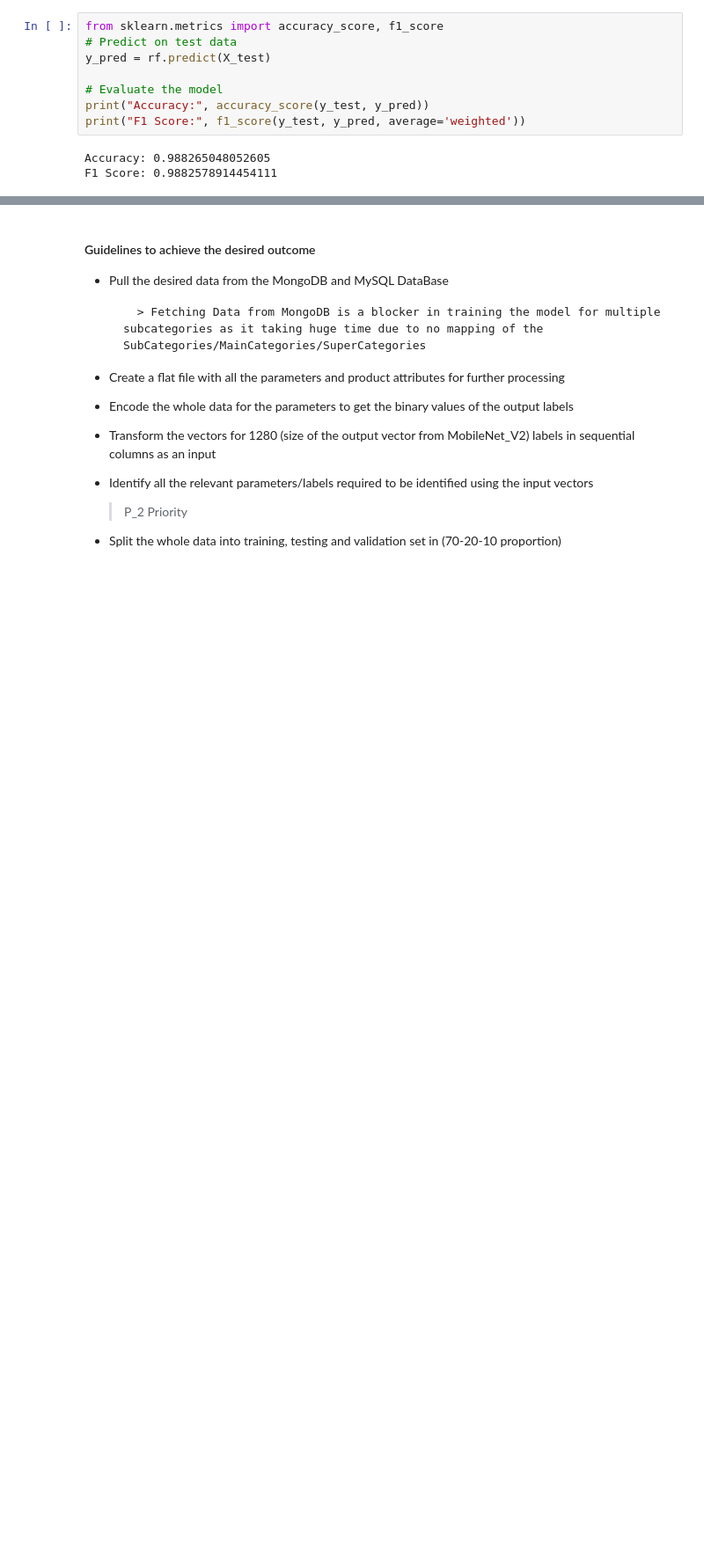
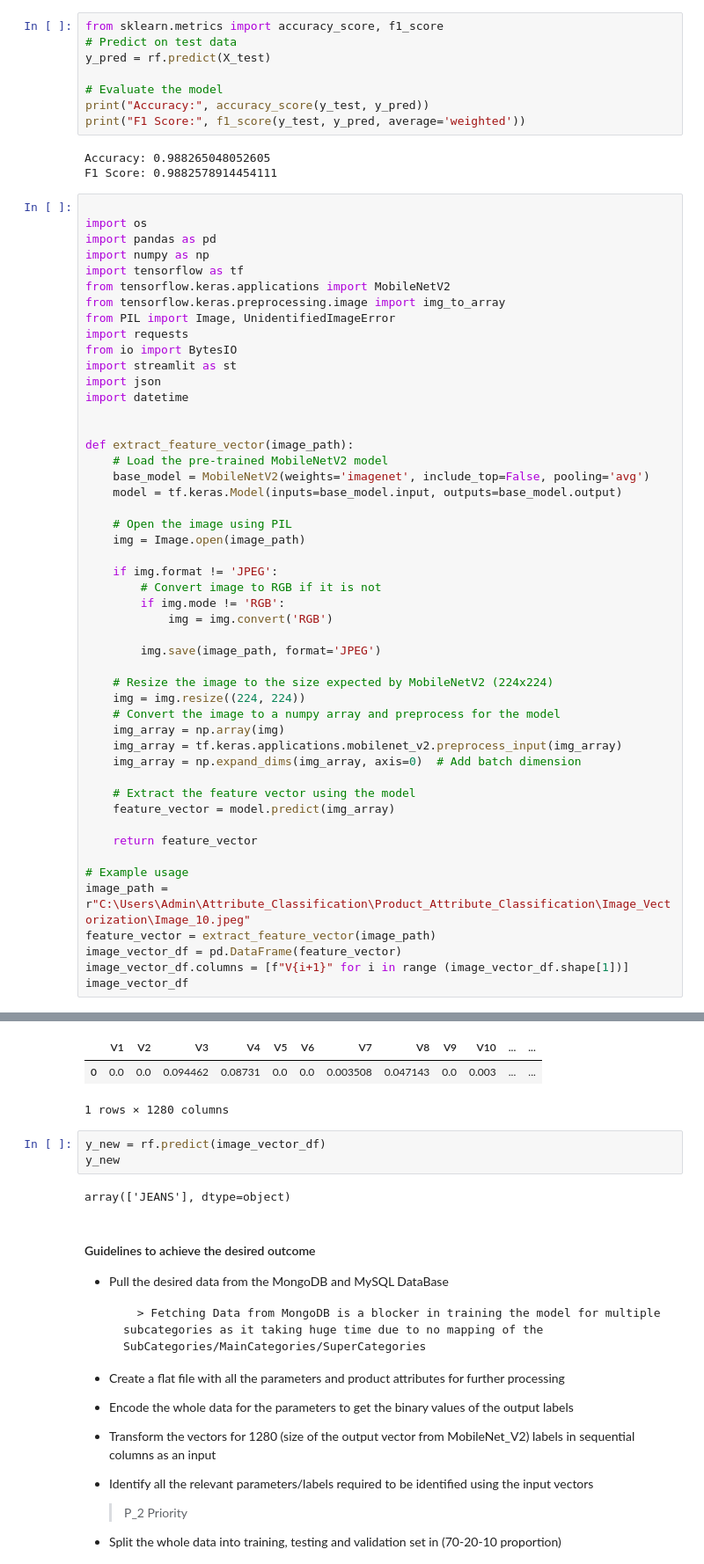
Before and after one commit to SupplyAnalytics/Product_Attribute_Classification, a Jupyter notebook: Classification_Stage_1.ipynb, the cells around one changed output, grey strips where cells are left out. Shown at 88% size. Saved outputs shown, nothing was run; the diff lists cells and outputs as text; blank space fills up the shorter version.

```diff
--- a/Classification_Stage_1.ipynb
+++ b/Classification_Stage_1.ipynb
@@ -402,3 +402,53 @@ print("F1 Score:", f1_score(y_test, y_pred, average='weighted'))
 # %% [output]
 Accuracy: 0.988265048052605
 F1 Score: 0.9882578914454111
+# %%
+
+import os
+import pandas as pd
+import numpy as np
+import tensorflow as tf
+from tensorflow.keras.applications import MobileNetV2
+from tensorflow.keras.preprocessing.image import img_to_array
+from PIL import Image, UnidentifiedImageError
+import requests
+from io import BytesIO
+import streamlit as st
+import json
+import datetime
+
+
+def extract_feature_vector(image_path):
+    # Load the pre-trained MobileNetV2 model
+    base_model = MobileNetV2(weights='imagenet', include_top=False, pooling='avg')
+    model = tf.keras.Model(inputs=base_model.input, outputs=base_model.output)
+
+    # Open the image using PIL
+    img = Image.open(image_path)
+
+    if img.format != 'JPEG':
+        # Convert image to RGB if it is not
+        if img.mode != 'RGB':
+            img = img.convert('RGB')
+
+        img.save(image_path, format='JPEG')
+
+    # Resize the image to the size expected by MobileNetV2 (224x224)
+    img = img.resize((224, 224))
+    # Convert the image to a numpy array and preprocess for the model
+    img_array = np.array(img)
+    img_array = tf.keras.applications.mobilenet_v2.preprocess_input(img_array)
+    img_array = np.expand_dims(img_array, axis=0)  # Add batch dimension
+
+    # Extract the feature vector using the model
+    feature_vector = model.predict(img_array)
+
+    return feature_vector
+
+# Example usage
+image_path = r"C:\Users\Admin\Attribute_Classification\Product_Attribute_Classification\Image_Vectorization\Image_10.jpeg"
+feature_vector = extract_feature_vector(image_path)
+image_vector_df = pd.DataFrame(feature_vector)
+image_vector_df.columns = [f"V{i+1}" for i in range (image_vector_df.shape[1])]
+image_vector_df
+# %% [output]
@@ -405,3 +457,11 @@ F1 Score: 0.9882578914454111
+|  | V1 | V2 | V3 | V4 | V5 | V6 | V7 | V8 | V9 | V10 | ... | ... |
+| 0 | 0.0 | 0.0 | 0.094462 | 0.08731 | 0.0 | 0.0 | 0.003508 | 0.047143 | 0.0 | 0.003 | ... | ... |
+1 rows × 1280 columns
+# %%
+y_new = rf.predict(image_vector_df)
+y_new
+# %% [output]
+array(['JEANS'], dtype=object)
 # %% [markdown]
 #### Guidelines to achieve the desired outcome
 + Pull the desired data from the MongoDB and MySQL DataBase
```
Also changed, not shown: parts of 1 cell of this notebook, 9 other files.
